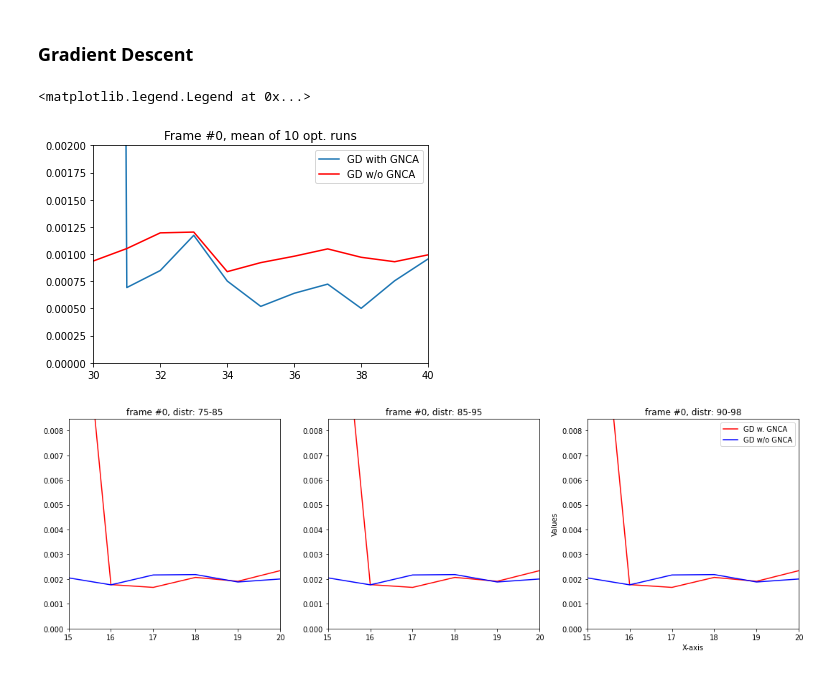
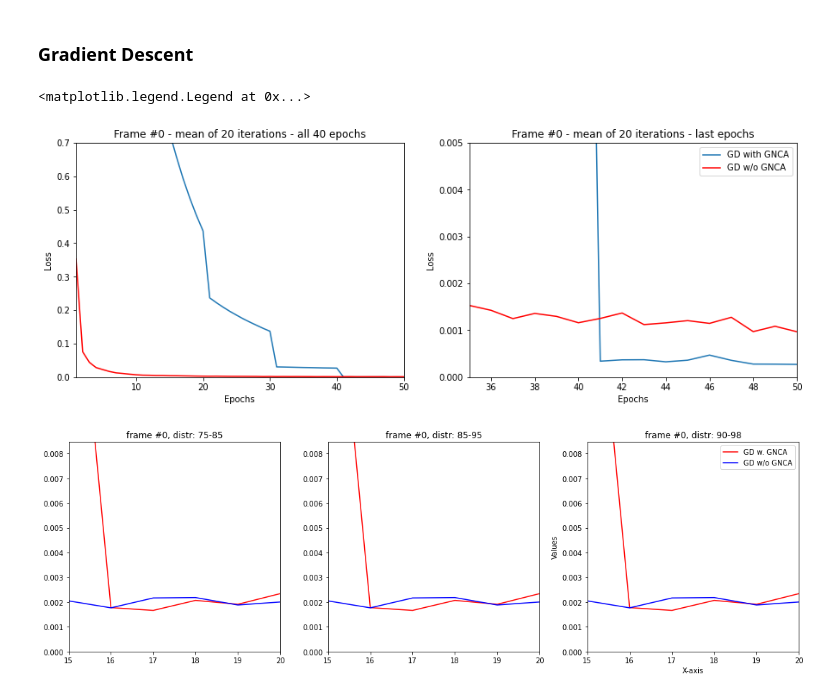
Before and after one commit to cappertherapper/Bachelorprojekt, a Jupyter notebook: gradient_descent copy.ipynb, the cells around one changed output. Saved outputs shown, nothing was run; the diff lists cells and outputs as text; code cells hidden in the pictures.

```diff
--- a/gradient_descent copy.ipynb
+++ b/gradient_descent copy.ipynb
@@ -78,11 +78,11 @@ plt.show()
 skip_size=24
 im_thresh = 0.3
 
-epochs = 10
+# epochs = 10
 h = 0.01
 learning_rate = 0.01
-w_list= [2.5, 1, 0.2, 0]
-
+w_list= [5, 3, 0.7, 0]
+epochs = [20,10,10,10]
 path = 'images/cheese_gel.avi'
 
 im = process_video(path, threshold=im_thresh, size=size, smooth=1, skip_size=skip_size)[0]
@@ -100,8 +100,8 @@ frame_count = 0
 for frame in [im]:
     prior_smooth, prior_thresh = find_default_params(frame)
     # for j in tqdm([(75,85),(85,90),(90,98)]):
-    for k in tqdm(range(10)):
-            rand_smooth = np.random.uniform(1,3)
+    for k in tqdm(range(20)):
+            rand_smooth = np.random.uniform(0.5,3.5)
             polynomial_lower = generate_poly(percentile=80)
             polynomial_upper = generate_poly(percentile=95)
 
@@ -114,8 +114,8 @@ for frame in [im]:
             F, G = analyse_image(frame, L=L)
             y = F/G
             loss_list = []
-            for w in w_list:
-                for i in range(epochs):
+            for g,w in enumerate(w_list):
+                for i in range(epochs[g]):
                     loss = loss_fn(y, noise_thresh, smooth, prior_thresh, prior_smooth, w)
                     if (np.isnan(loss)):
                         break
@@ -137,7 +137,7 @@ for frame in [im]:
             loss_list_2 = []
             noise_thresh_ =rand_noise_thresh
             smooth_ =rand_smooth
-            for i in range(epochs*4):
+            for i in range(sum(epochs)):
                 loss = loss_fn(y, noise_thresh_, smooth_, prior_thresh, prior_smooth, 0)
                 if (np.isnan(loss)):
                     break
@@ -176,32 +176,46 @@ print(low)
 # %%
 # GNCA_loss_all
 # nonGNCA_loss_all
 
 # np.savetxt("loss_gnca_frame0_3distributions.csv",GNCA_loss_all,delimiter=",")
 # np.savetxt("loss_non_frame0_3distributions.csv",nonGNCA_loss_all,delimiter=",")
 # np.savetxt("start_values_40epochs.csv",start_values,delimiter=",")
 
-GNCA_elements = [t[-1] for t in GNCA_loss_all]
-non_elements = [t[-1] for t in nonGNCA_loss_all]
+# GNCA_elements = [t[-1] for t in GNCA_loss_all]
+# non_elements = [t[-1] for t in nonGNCA_loss_all]
 # print(len(GNCA_elements))
 
-mean_gnca = np.std(GNCA_elements,axis=0)
-mean_non = np.std(non_elements,axis=0)
+# mean_gnca = np.mean(GNCA_elements,axis=0)
+# mean_non = np.mean(non_elements,axis=0)
+max_epochs = 50
 
-# mean_gnca = np.mean([GNCA_loss_all[0],GNCA_loss_all[2]],axis=0)
-# mean_non = np.mean([nonGNCA_loss_all[0],nonGNCA_loss_all[2]],axis=0)
-plt.plot(np.linspace(1,40,40),mean_gnca,label='GD with GNCA')
-# print(nonGNCA_loss_all[4])
-plt.plot(np.linspace(1,40,40),mean_non,color='red',label='GD w/o GNCA')
-plt.ylim(0,0.002)
-plt.xlim(30,40)
-plt.title('Frame #0, mean of 10 opt. runs')
+mean_gnca = np.mean(GNCA_loss_all,axis=0)
+mean_non = np.mean(nonGNCA_loss_all,axis=0)
+
+fig, ax = plt.subplots(1,2, figsize=(15,5))
+
+ax[0].plot(np.linspace(1,max_epochs,max_epochs),np.mean(GNCA_loss_all,axis=0),label='GD with GNCA')
+ax[0].plot(np.linspace(1,max_epochs,max_epochs), np.mean(nonGNCA_loss_all,axis=0),color='red',label='GD w/o GNCA')
+ax[0].set_ylim(0,0.7)
+ax[0].set_xlim(1,max_epochs)
+ax[0].set_title('Frame #0 - mean of 20 iterations - all 40 epochs')
+ax[0].set_xlabel('Epochs')
+ax[0].set_ylabel('Loss')
+
+ax[1].plot(np.linspace(1,max_epochs,max_epochs),mean_gnca,label='GD with GNCA')
+ax[1].plot(np.linspace(1,max_epochs,max_epochs),mean_non,color='red',label='GD w/o GNCA')
+ax[1].set_ylim(0,0.005)
+ax[1].set_xlim((max_epochs-15),max_epochs)
+ax[1].set_title('Frame #0 - mean of 20 iterations - last epochs')
+ax[1].set_xlabel('Epochs')
+ax[1].set_ylabel('Loss')
+
 plt.legend()
 # plt.plot(start_values[:][0],start_values[:][1])
 # print((nonGNCA_loss_all[1]))
 # %% [output]
 <matplotlib.legend.Legend at 0x...>
-[figure, old version]
+[figure, new version]
 # %%
 # dd=[t[-1] for t in nonGNCA_loss_all if t[0][1] == 75]
 # # print(np.array(dd).shape)
```
